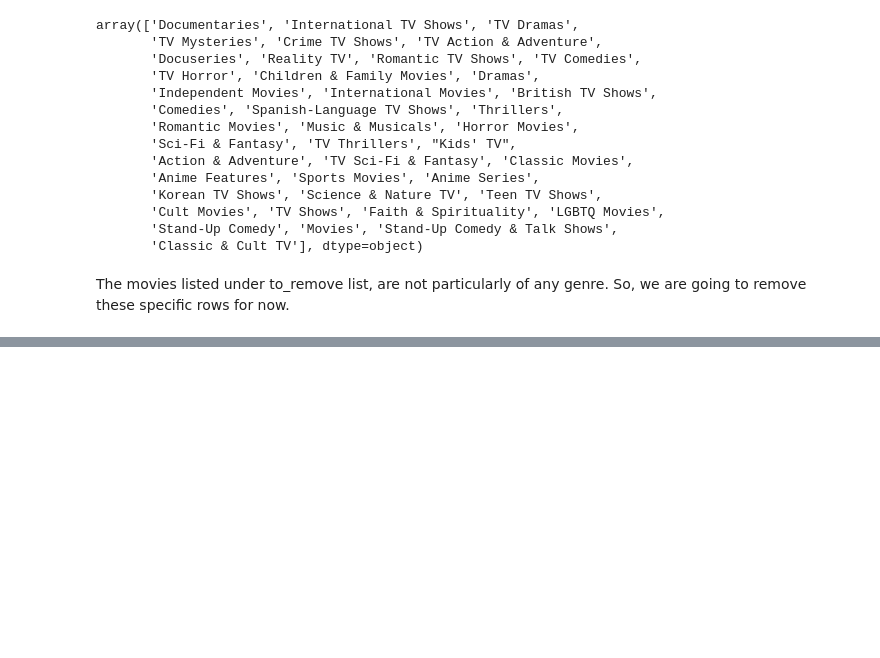
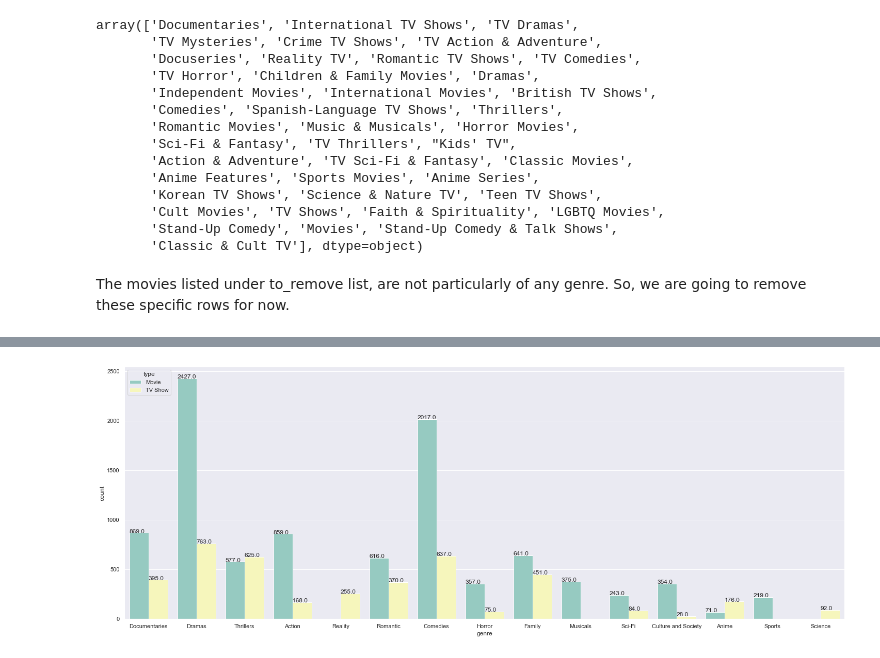
Before and after one commit to WRD397/Projects, a Jupyter notebook: BusinessCase_Netflix_EDA/main.ipynb, the cells around one changed output, grey strips where cells are left out. Saved outputs shown, nothing was run; the diff lists cells and outputs as text; code cells hidden in the pictures; blank space fills up the shorter version.

Commit message:
Genre Analysis is complete and COuntry Dependency started

```diff
--- a/BusinessCase_Netflix_EDA/main.ipynb
+++ b/BusinessCase_Netflix_EDA/main.ipynb
@@ -271,0 +266,7 @@ AttributeError: 'str' object has no attribute 'isin'
+# %%
+for item in df_genre_new['genre']:
+    word_lst = item.split(' ')
+    for element in to_keep:
+        if element in word_lst :
+            df_genre_new['genre'][df_genre_new['genre'] == item] = element
+            break
@@ -271,0 +283,10 @@ AttributeError: 'str' object has no attribute 'isin'
+# %%
+df_genre_new['genre'][df_genre_new['genre'] == 'Docuseries'] = 'Documentaries'
+df_genre_new['genre'][df_genre_new['genre'] == 'Mysteries'] = 'Thrillers'
+df_genre_new['genre'][df_genre_new['genre'] == 'Crime'] = 'Thrillers'
+df_genre_new['genre'][df_genre_new['genre'] == 'Stand-Up'] = 'Comedies'
+df_genre_new['genre'][df_genre_new['genre'] == "Kids'" ] = 'Family'
+df_genre_new['genre'][df_genre_new['genre'] == "Classic"] = 'Culture and Society'
+df_genre_new['genre'][df_genre_new['genre'] == 'Cult' ] = 'Culture and Society'
+df_genre_new['genre'][df_genre_new['genre'] == 'Faith & Spirituality'] = 'Culture and Society'
+df_genre_new['genre'][df_genre_new['genre'] == 'LGBTQ Movies'] = 'Culture and Society'
@@ -271,0 +312,3 @@ AttributeError: 'str' object has no attribute 'isin'
+# %%
+df_genre_new2 = df_genre.drop(['listed_in'], axis=1)
+df_genre_new2.head()
@@ -271,0 +324,3 @@ AttributeError: 'str' object has no attribute 'isin'
+# %%
+df_genre_final = df_genre_new.merge(df_genre_new2, on='show_id', how='left')
+df_genre_final
@@ -271,0 +370,10 @@ AttributeError: 'str' object has no attribute 'isin'
+# %%
+sns.set(rc={'figure.figsize':(25,9)})
+sns.set_theme(style='darkgrid')
+
+ax = sns.countplot(x='genre', hue='type', data=df_genre_final, palette='Set3')
+
+for p in ax.patches :
+    ax.annotate('{:.1f}'.format(p.get_height()), (p.get_x(), p.get_height()+0.05))
+# %% [output]
+[figure, added]
```
Also changed, not shown: parts of 50 cells of this notebook.
